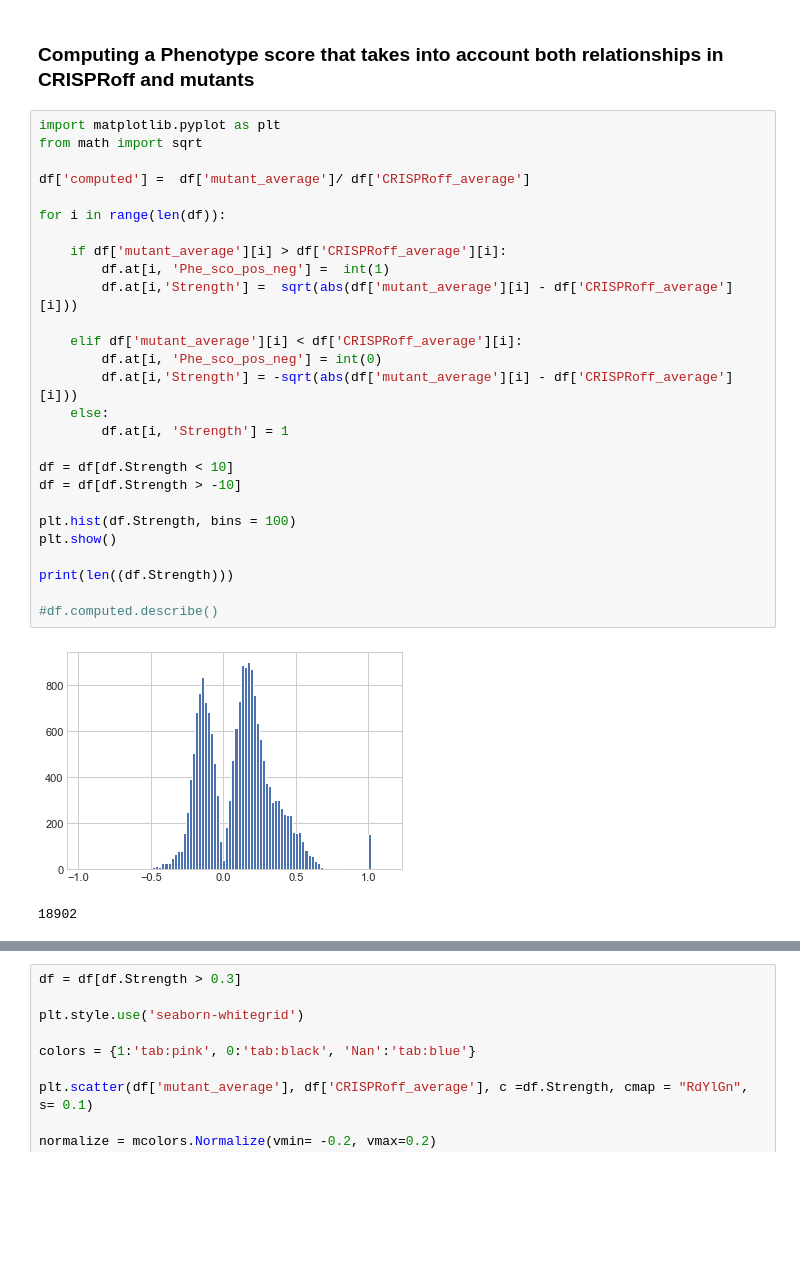
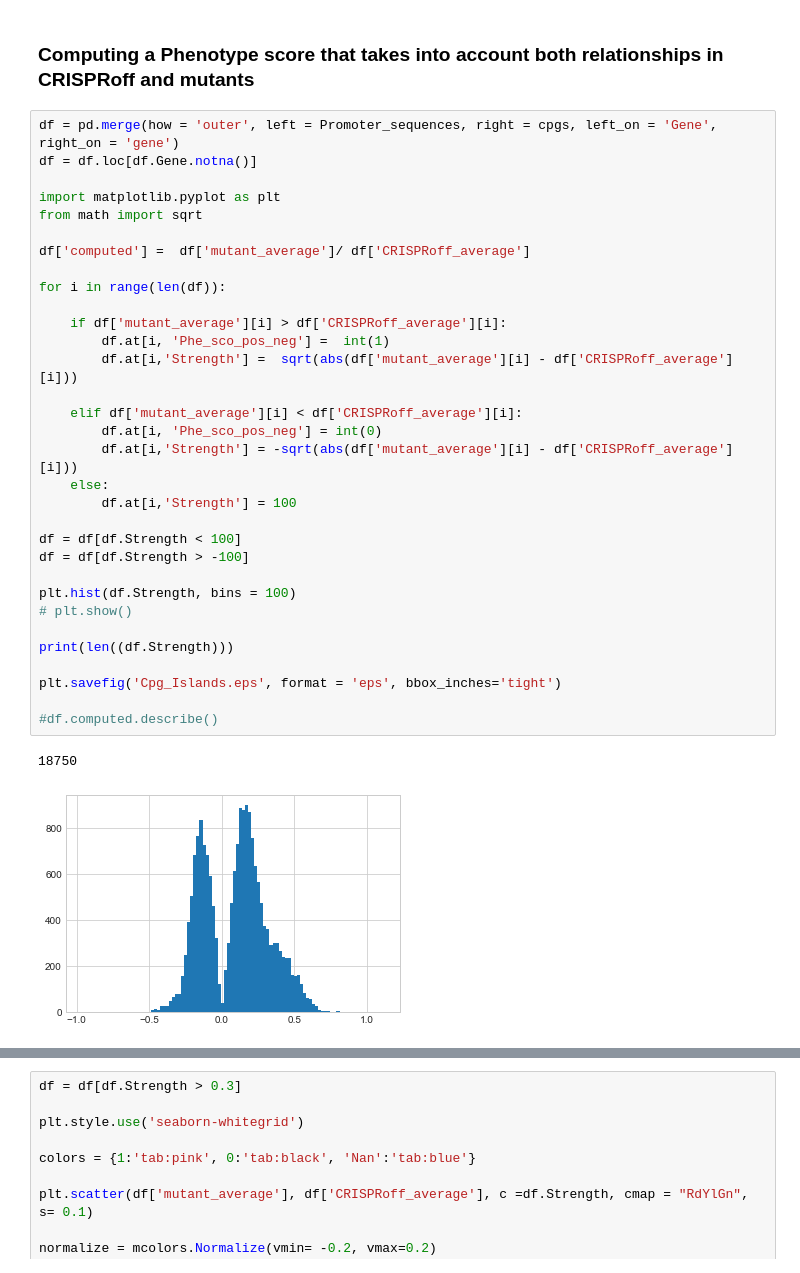
Before and after one commit to sermare/DeepOff, a Jupyter notebook: 1000 essential genes.ipynb, the cells around one changed output, grey strips where cells are left out. Drawn from its saved outputs; the diff is of its cells as text; blank space fills up the shorter version.

```diff
--- a/1000 essential genes.ipynb
+++ b/1000 essential genes.ipynb
@@ -162,35 +163,40 @@ df = df.loc[df.Gene.notna()]
 # %% [markdown]
 ### Computing a Phenotype score that takes into account both relationships in CRISPRoff and mutants
 # %%
+df = pd.merge(how = 'outer', left = Promoter_sequences, right = cpgs, left_on = 'Gene', right_on = 'gene')
+df = df.loc[df.Gene.notna()]
+
 import matplotlib.pyplot as plt
 from math import sqrt
 
 df['computed'] =  df['mutant_average']/ df['CRISPRoff_average']
 
 for i in range(len(df)):
 
     if df['mutant_average'][i] > df['CRISPRoff_average'][i]:
         df.at[i, 'Phe_sco_pos_neg'] =  int(1)
         df.at[i,'Strength'] =  sqrt(abs(df['mutant_average'][i] - df['CRISPRoff_average'][i]))
 
     elif df['mutant_average'][i] < df['CRISPRoff_average'][i]:
         df.at[i, 'Phe_sco_pos_neg'] = int(0)
         df.at[i,'Strength'] = -sqrt(abs(df['mutant_average'][i] - df['CRISPRoff_average'][i]))
     else:
-        df.at[i, 'Strength'] = 1
+        df.at[i,'Strength'] = 100
 
-df = df[df.Strength < 10]
-df = df[df.Strength > -10]
+df = df[df.Strength < 100]
+df = df[df.Strength > -100]
 
 plt.hist(df.Strength, bins = 100)
-plt.show()
+# plt.show()
 
 print(len((df.Strength)))
 
+plt.savefig('Cpg_Islands.eps', format = 'eps', bbox_inches='tight')
+
 #df.computed.describe()
 # %% [output]
+18750
-[figure, old version]
+[figure, new version]
-18902
 # %%
 plt.style.use('seaborn-whitegrid')
 
```
Also changed, not shown: parts of 31 cells of this notebook, 6 other files.
